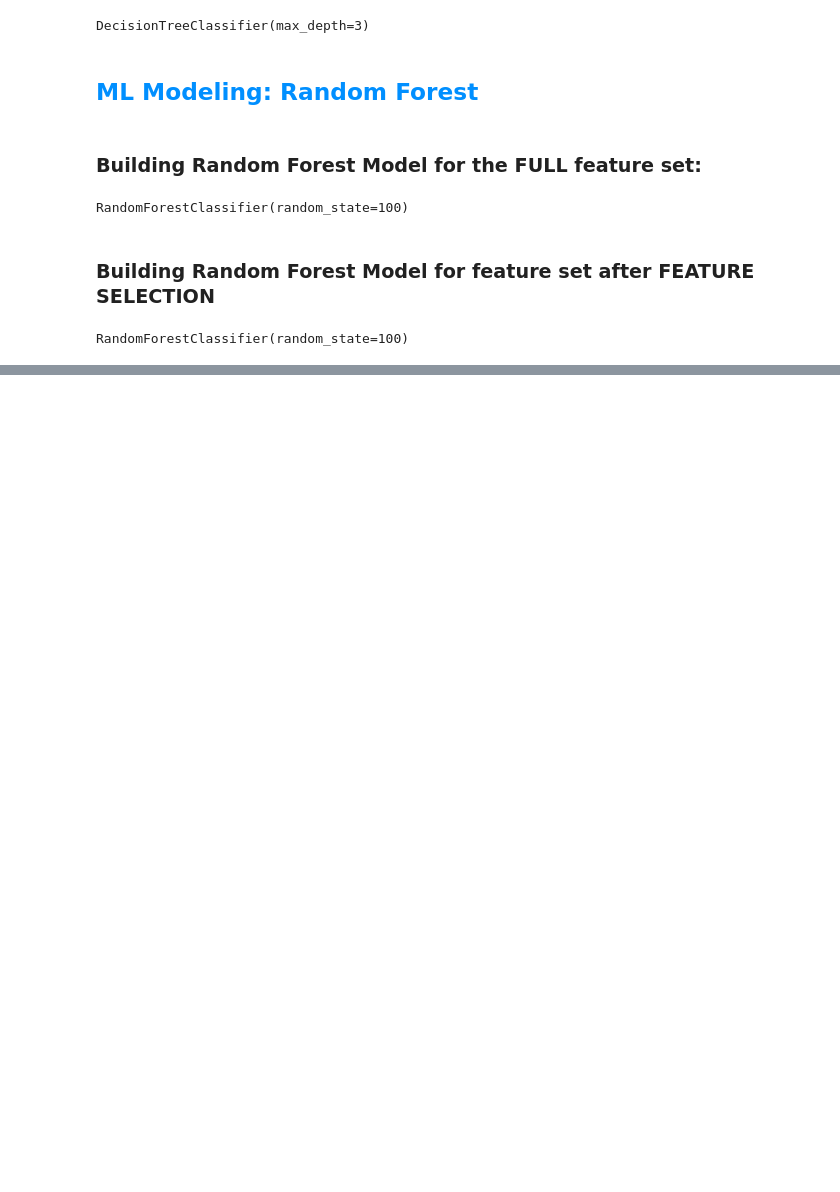
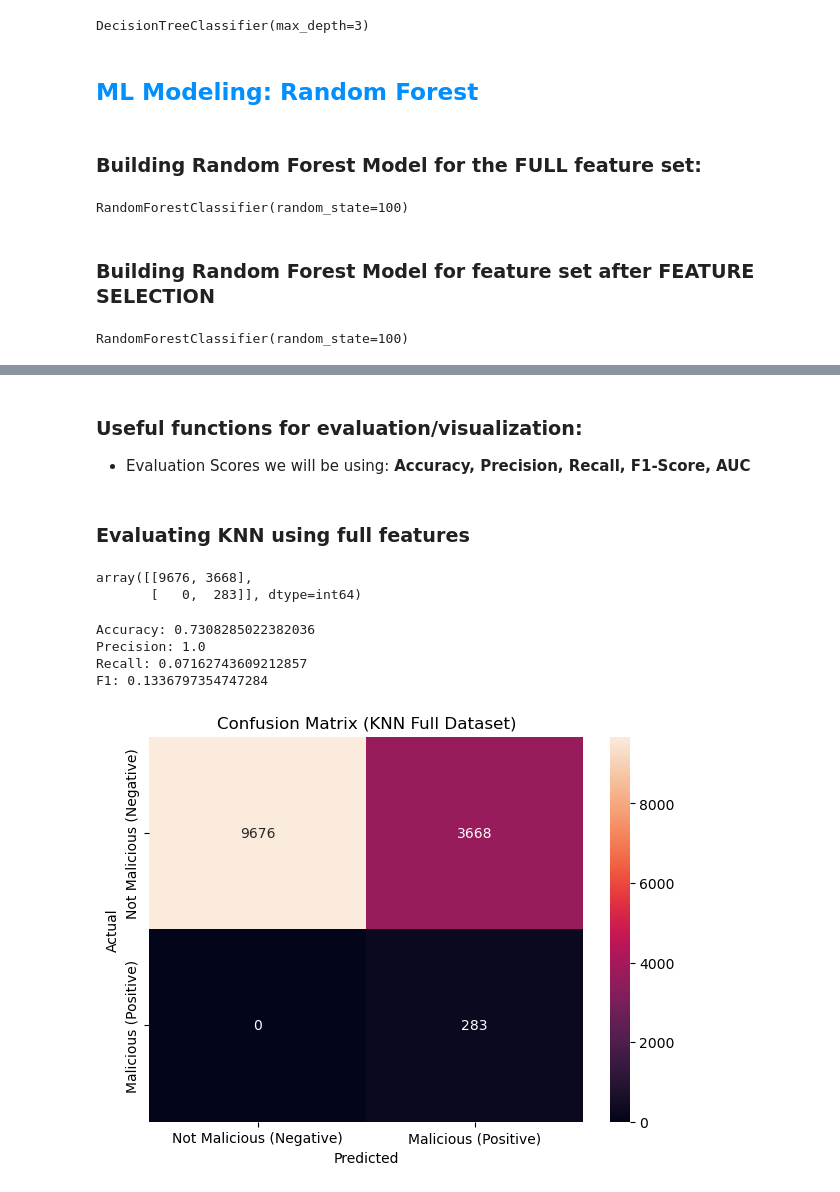
Before and after one commit to JustinBui/CPSC483-URL-Classifier, a Jupyter notebook: 2 - ML Modeling.ipynb, the cells around one changed output, grey strips where cells are left out. Saved outputs shown, nothing was run; the diff lists cells and outputs as text; code cells hidden in the pictures; blank space fills up the shorter version.

Commit message:
Created confusion matrix for knn full features

```diff
--- a/2 - ML Modeling.ipynb
+++ b/2 - ML Modeling.ipynb
@@ -428,0 +390,8 @@ df_test_preprocessed.to_csv('Dataset/preprocessed_testing_data.csv', index=False
+# %%
+# Splitting our test dataset into X and y
+X_test = df_test_preprocessed.drop('label', axis=1)
+y_test = df_test_preprocessed['label']
+
+# X_test, but only with columns we've chosen during feature selection
+chosen_features = ['who_is', 'https', 'profanity_score_prob', 'js_len_scaled', 'js_obf_len_scaled']
+X_kbest_features_test = X_test[chosen_features].values
@@ -428,0 +437,42 @@ df_test_preprocessed.to_csv('Dataset/preprocessed_testing_data.csv', index=False
+# %% [markdown]
+### Useful functions for evaluation/visualization:
+ - Evaluation Scores we will be using: **Accuracy, Precision, Recall, F1-Score, AUC**
+# %%
+def print_metrics(actual, predicted):
+    print(f'Accuracy: {accuracy_score(predicted, actual)}')
+    print(f'Precision: {precision_score(predicted, actual)}')
+    print(f'Recall: {recall_score(predicted, actual)}')
+    print(f'F1: {f1_score(predicted, actual)}')
+
+def draw_conf_matrix(actual, predicted, title):
+    plt.figure(figsize = (7,5))
+    plt.title(title)
+    plt.ylabel('True label')
+    plt.xlabel('Predicted label')
+
+    cf_matrix = confusion_matrix(actual, predicted)
+    ht_mp = sns.heatmap(cf_matrix, annot=True, fmt='g')
+
+    # **NOTE: In this case: Legitimate (NOT Malicious) is our NEGATIVE class, while Malicious is our POSITIVE class**
+    ht_mp.set(xlabel='Predicted', ylabel='Actual',
+              xticklabels=['Not Malicious (Negative)', 'Malicious (Positive)'],
+              yticklabels=['Not Malicious (Negative)', 'Malicious (Positive)'])
+
+    print_metrics(actual, predicted)
+# %% [markdown]
+### Evaluating KNN using full features
+# %%
+knn_full_predictions = knn_full.predict(X_test.values)
+# %%
+cm = confusion_matrix(y_test, knn_full_predictions)
+# %% [output]
+array([[9676, 3668],
+       [   0,  283]], dtype=int64)
+# %%
+draw_conf_matrix(actual=y_test, predicted=knn_full_predictions, title="Confusion Matrix (KNN Full Dataset)")
+# %% [output]
+Accuracy: 0.7308285022382036
+Precision: 1.0
+Recall: 0.07162743609212857
+F1: 0.1336797354747284
+[figure, added]
```
Also changed, not shown: parts of 33 cells of this notebook.
